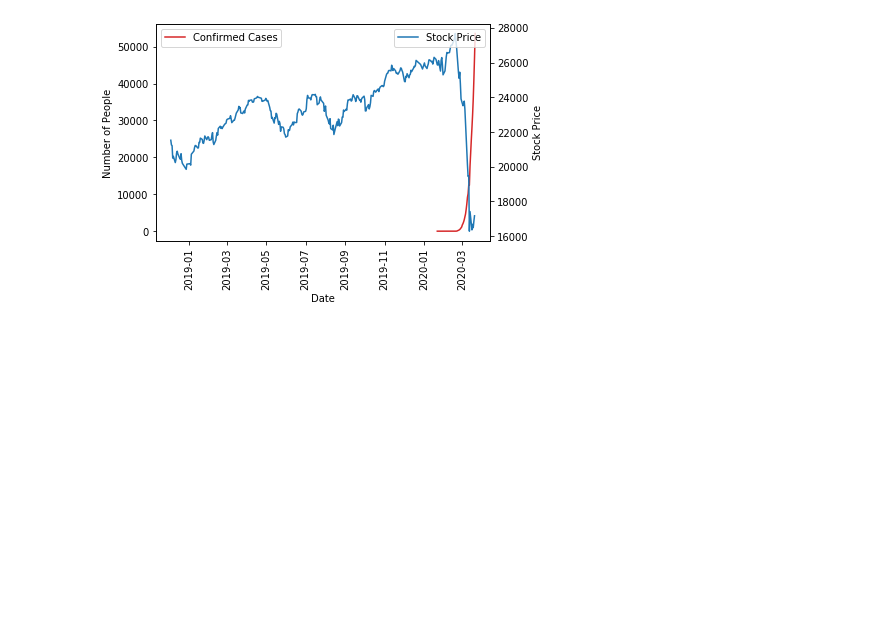
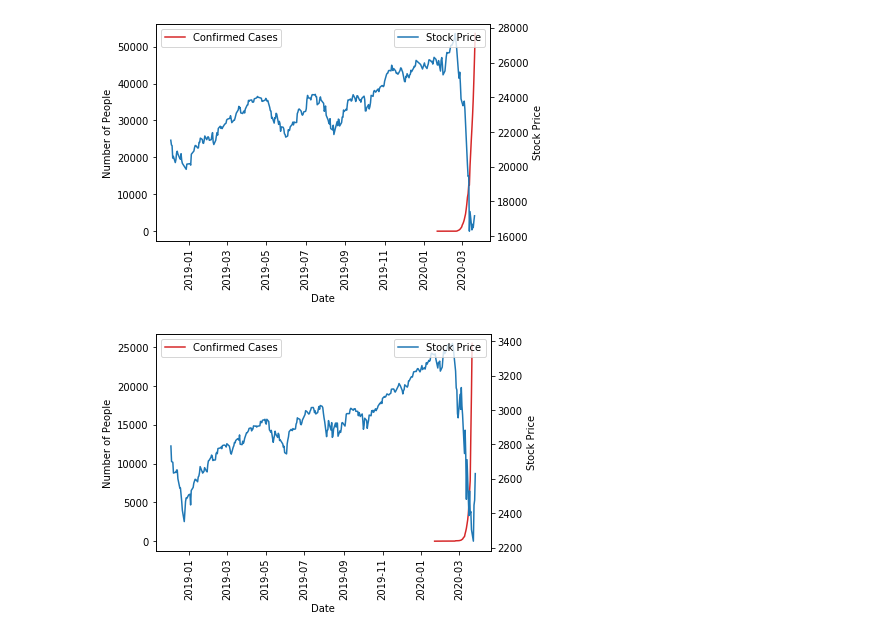
Before and after one commit to nberman12/COVID19-vs-Stocks, a Jupyter notebook: dev/daniel/Data_Collection2.ipynb, the cells around one changed output. Saved outputs shown, nothing was run; the diff lists cells and outputs as text; code cells hidden in the pictures; blank space fills up the shorter version.

```diff
--- a/dev/daniel/Data_Collection2.ipynb
+++ b/dev/daniel/Data_Collection2.ipynb
@@ -855,0 +873,21 @@ plt.savefig("graphs/Italy Stock vs Total Italy Confirmed")
+# %%
+smp_df["Date"]=pd.to_datetime(smp_df["Date"])
+
+#stock price vs confirmed cases
+fig, ax1 = plt.subplots()
+color = 'tab:red'
+ax1.set_xlabel('Date')
+ax1.set_ylabel('Number of People')
+ax1.plot(us_confirmed['US'], label = "Confirmed Cases", color=color)
+#plt.yscale('symlog')
+plt.legend()
+plt.xticks(rotation=90)
+ax2 = ax1.twinx()
+color = 'tab:blue'
+ax2.set_ylabel('Stock Price')
+ax2.plot(smp_df['Date'],smp_df['Close'], label = "Stock Price", color=color)
+plt.legend(loc = 'upper right')
+plt.savefig("graphs/SMP Stock vs Total US Confirmed")
+plt.show()
+# %% [output]
+[figure, added]
```
Also changed, not shown: parts of 18 cells of this notebook, 14 other files.
